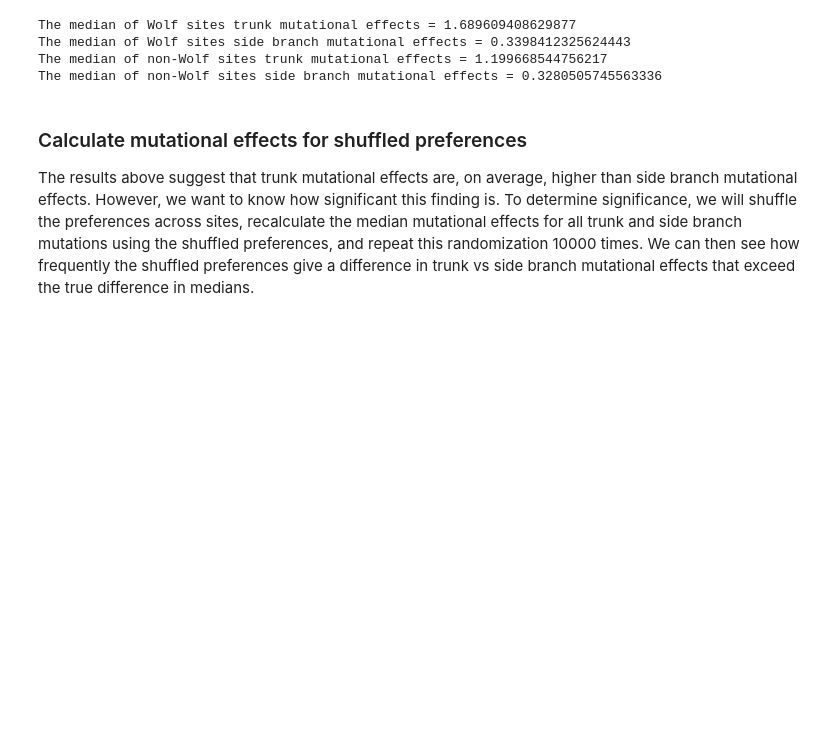
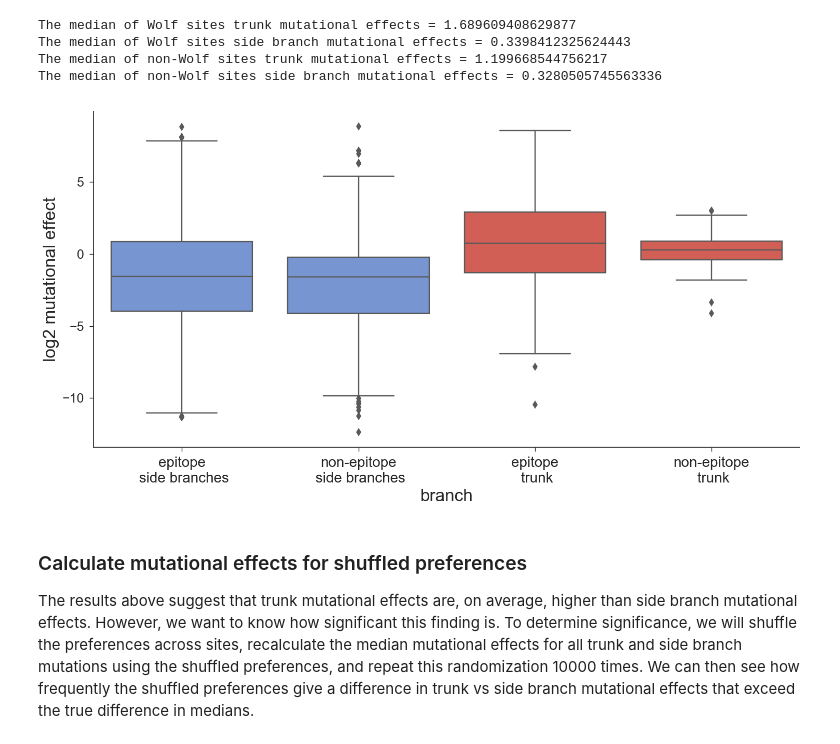
Before and after one commit to jbloomlab/Perth2009-DMS-Manuscript, a Jupyter notebook: analysis_code/Perth2009_DMS_analysis.ipynb, the cells around one changed output. Saved outputs shown, nothing was run; the diff lists cells and outputs as text; code cells hidden in the pictures; blank space fills up the shorter version.

```diff
--- a/analysis_code/Perth2009_DMS_analysis.ipynb
+++ b/analysis_code/Perth2009_DMS_analysis.ipynb
@@ -1000,12 +987,12 @@ wolf_sites = [s.strip() for s in open('./data/wolf_epitope_sites.txt', 'r').read
 # %%
-wolf_trunk_muts = [m for m in all_trunk_muts if 'HA2' not in m and (m.split(':')[0])[1:-1] in wolf_sites]
-wolf_side_muts = [m for m in all_side_muts if 'HA2' not in m and (m.split(':')[0])[1:-1] in wolf_sites]
+epi_trunk_muts = [m for m in all_trunk_muts if 'HA2' not in m and (m.split(':')[0])[1:-1] in epi_sites]
+epi_side_muts = [m for m in all_side_muts if 'HA2' not in m and (m.split(':')[0])[1:-1] in epi_sites]
 # %%
-non_wolf_trunk_muts = [m for m in all_trunk_muts if m not in wolf_trunk_muts]
-non_wolf_side_muts = [m for m in all_side_muts if m not in wolf_side_muts]
+non_epi_trunk_muts = [m for m in all_trunk_muts if m not in epi_trunk_muts]
+non_epi_side_muts = [m for m in all_side_muts if m not in epi_side_muts]
 # %%
-wolf_trunk_muts_effects = CalculateAllFitnessEffects(wolf_trunk_muts, rescaledavgprefs)
-wolf_side_muts_effects = CalculateAllFitnessEffects(wolf_side_muts, rescaledavgprefs)
-non_wolf_trunk_effects = CalculateAllFitnessEffects(non_wolf_trunk_muts, rescaledavgprefs)
-non_wolf_side_effects = CalculateAllFitnessEffects(non_wolf_side_muts, rescaledavgprefs)
+epi_trunk_muts_effects = CalculateAllFitnessEffects(epi_trunk_muts, rescaledavgprefs)
+epi_side_muts_effects = CalculateAllFitnessEffects(epi_side_muts, rescaledavgprefs)
+non_epi_trunk_effects = CalculateAllFitnessEffects(non_epi_trunk_muts, rescaledavgprefs)
+non_epi_side_effects = CalculateAllFitnessEffects(non_epi_side_muts, rescaledavgprefs)
 # %%
@@ -1019,36 +1006,38 @@ The median of Wolf sites side branch mutational effects = 0.3398412325624443
 The median of non-Wolf sites trunk mutational effects = 1.199668544756217
 The median of non-Wolf sites side branch mutational effects = 0.3280505745563336
 # %%
-wolfmuteffects = []
-wolfmuteffects.append([e for e in np.log2(wolf_side_muts_effects)])
-wolfmuteffects.append([e for e in np.log2(non_wolf_side_effects)])
-wolfmuteffects.append([e for e in np.log2(wolf_trunk_muts_effects)])
-wolfmuteffects.append([e for e in np.log2(non_wolf_trunk_effects)])
+epimuteffects = []
+epimuteffects.append([e for e in np.log2(epi_side_muts_effects)])
+epimuteffects.append([e for e in np.log2(non_epi_side_effects)])
+epimuteffects.append([e for e in np.log2(epi_trunk_muts_effects)])
+epimuteffects.append([e for e in np.log2(non_epi_trunk_effects)])
 # %%
 sns.set()
 flatui = ['#6891e0', '#6891e0', '#e54d42', '#e54d42']
 sns.color_palette(flatui)
 sns.set_palette(flatui)
 sns.set_style('white')
 sns.set_style('ticks')
 (fig, ax) = plt.subplots(figsize=(15,8))
-g = sns.boxplot(data=wolfmuteffects, fliersize=8)
+g = sns.boxplot(data=epimuteffects, fliersize=8)
 g.set_xticklabels(['epitope\n side branches', 'non-epitope\n side branches',
                    'epitope\n trunk', 'non-epitope\n trunk'])
 ax.set_xlabel('branch', fontsize = 24)
 ax.set_ylabel('log2 mutational effect', fontsize = 24)
 plt.xticks(fontsize=20)
 plt.yticks(fontsize=18)
 
 # x1, x2 = 0, 1
 # y, h, col = max(allmuteffects[0] + allmuteffects[1]) + 2, 2, 'k'
 # plt.plot([x1, x1, x2, x2], [y, y+h, y+h, y], lw=1.5, c=col)
 # plt.text((x1+x2)*.5, y+h, "p < 0.0001", ha='center', va='bottom', color=col, fontsize = 20)
 
 sns.despine()
 plt.tight_layout()
 # plt.savefig('{0}/epitope_nonepitope_sidebr_trunk.pdf'.format(plotsdir), format='pdf')
 plt.show()
+# %% [output]
+[figure, added]
 # %% [markdown]
 ### Calculate mutational effects for shuffled preferences
 
```
Also changed, not shown: parts of 6 cells of this notebook, 2 other files.
